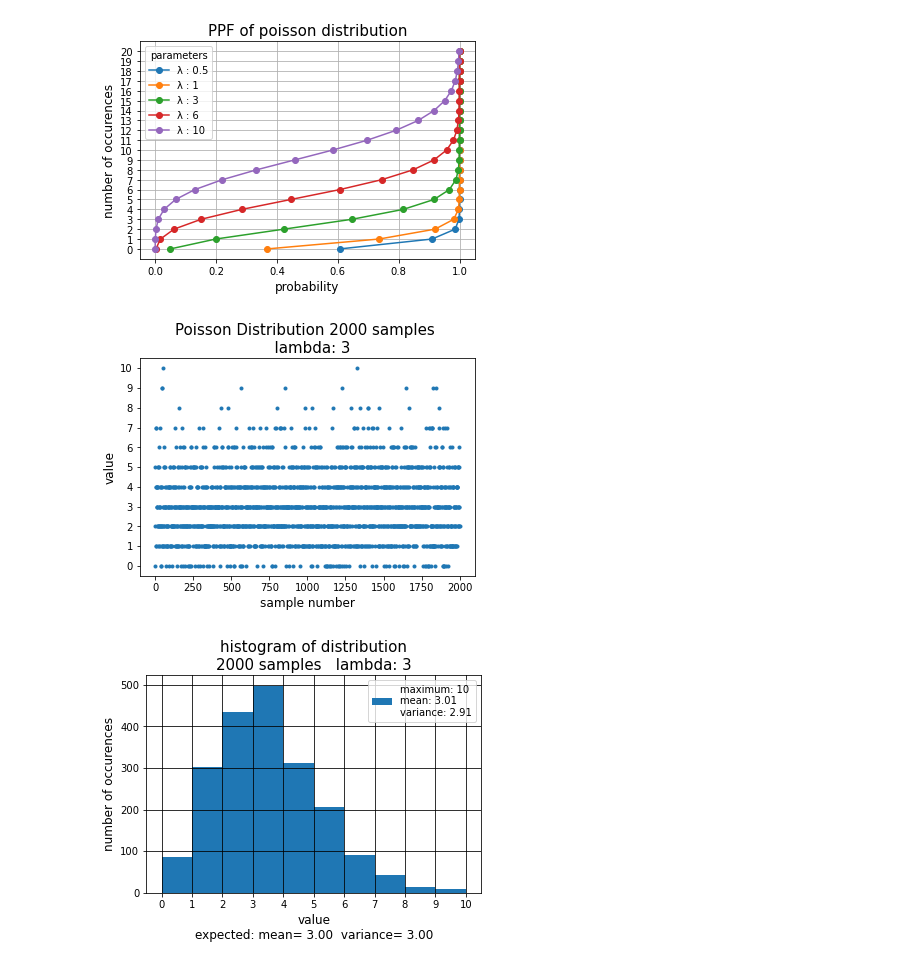
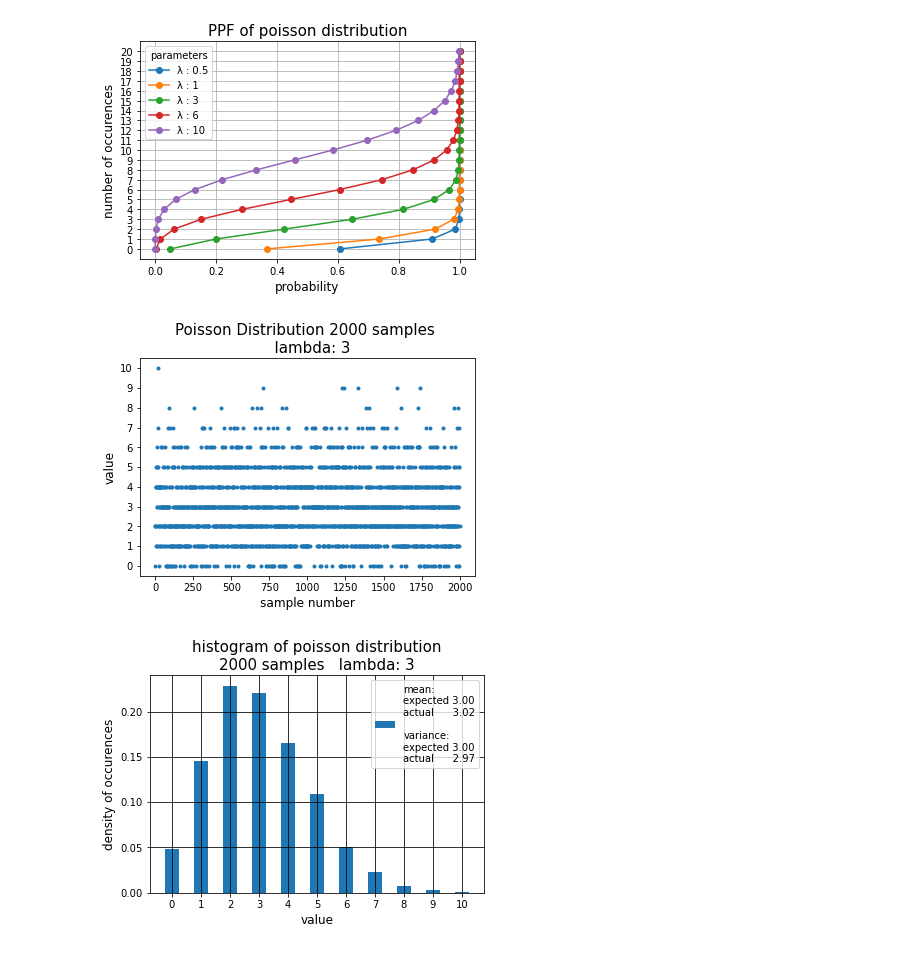
Before and after one commit to deddiebo/distributions, a Jupyter notebook: poisson/poisson.ipynb, the cells around one changed output. Saved outputs shown, nothing was run; the diff lists cells and outputs as text; code cells hidden in the pictures.

Commit message:
all graphics added

```diff
--- a/poisson/poisson.ipynb
+++ b/poisson/poisson.ipynb
@@ -63,37 +63,37 @@ plt.show();
 # %%
 # generate poisson distribution from scipy
 lambda_val = 3
 samples = 2000
 data = poisson.rvs(lambda_val, size=samples)
 
 # statistics
 len_data = len(data)
 mean = sum(data)/len(data)
 max_data = max(data)
 var_data = [((mean - data[n])**2) for n in range(len_data)]
 variance = sum(var_data) / len_data
 
 # plot data
 plt.scatter(range(samples), data, marker='.')
 plt.ylabel('value', fontsize=12)
 plt.xlabel('sample number', fontsize=12)
 plt.title('Poisson Distribution {0:} samples \n  lambda: {1:}'.format(samples, lambda_val), fontsize=15)
+plt.yticks(range(0, max_data+1))
 plt.savefig('poisson_samples.svg')
-plt.yticks(range(0, max_data+1))
 plt.show();
 
 # histogram
-plt.hist(data, bins= range(0, max_data+1, 1), label='maximum: {0:}\nmean: {1:.2f}\nvariance: {2:.2f}'\
-         .format(max_data, mean, variance))
-plt.ylabel('number of occurences', fontsize=12)
-plt.xlabel('value\nexpected: mean= {0:.2f}  variance= {1:.2f}'\
-           .format(lambda_val, lambda_val), fontsize=12)
-plt.title('histogram of distribution\n{0:} samples   lambda: {1:}'.format(samples, lambda_val) , fontsize=15)
+plt.hist(data, bins= np.arange(-0.5, max_data+1, 1), rwidth=0.5, density=True\
+         , label='mean:\nexpected {0:.2f}\nactual      {1:.2f}\n\nvariance:\nexpected {2:.2f}\nactual      {3:.2f}'\
+         .format(lambda_val, mean, lambda_val, variance))
+plt.ylabel('density of occurences', fontsize=12)
+plt.xlabel('value', fontsize=12)
+plt.title('histogram of poisson distribution\n{0:} samples   lambda: {1:}'.format(samples, lambda_val) , fontsize=15)
 plt.xticks(range(0, max_data+1))
 plt.legend()
 plt.grid(color='black')
-plt.savefig('poisson_hist.svg', bbox_inches='tight' )
+plt.savefig('poisson_hist.svg')
 plt.show();
 # %% [output]
-[figure, old version]
+[figure, new version]
-[figure, old version]
+[figure, new version]
```
Also changed, not shown: 5 other files.
